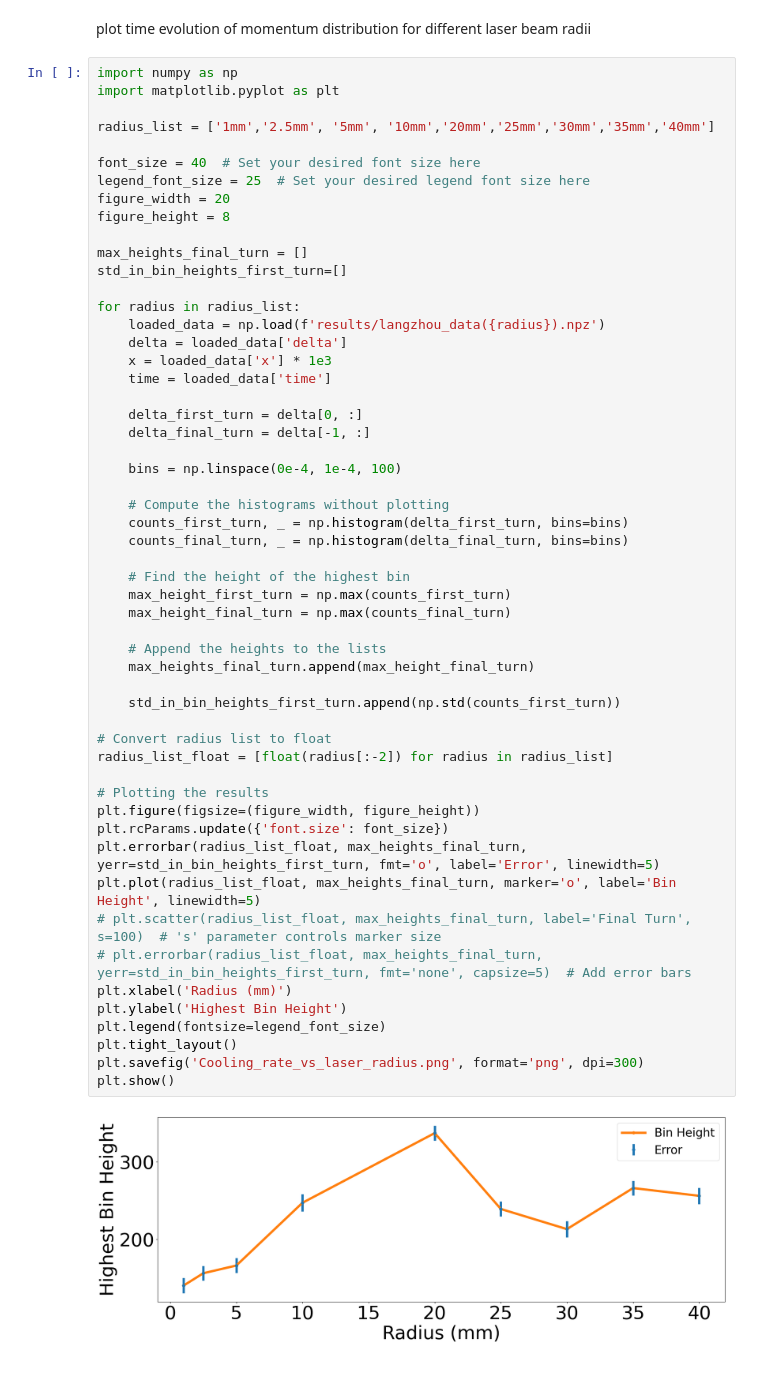
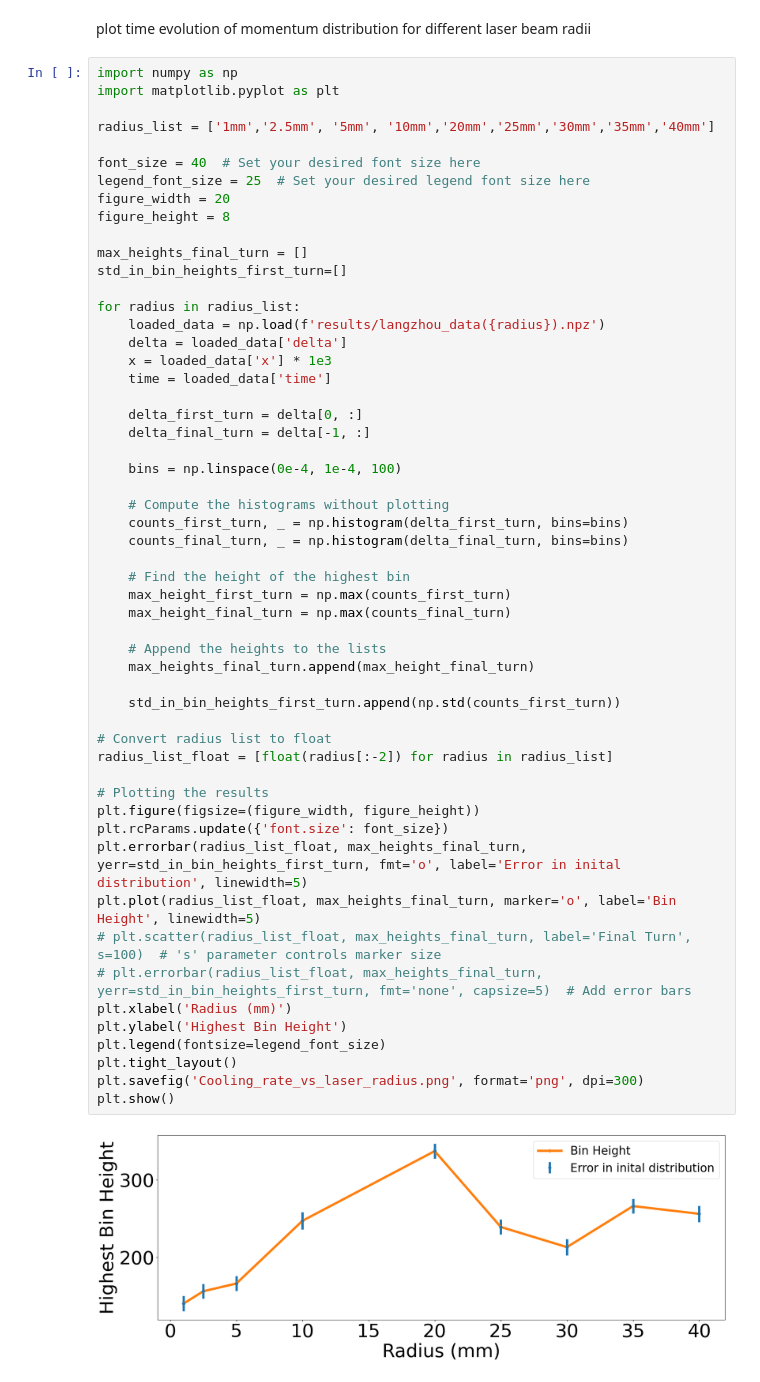
Before and after one commit to pkruyt/laser_cooling, a Jupyter notebook: Lanzhou/radii_results/Plot_cooling_performance_different_radii.ipynb, the cells around one changed output. Drawn from its saved outputs; the diff is of its cells as text.

```diff
--- a/Lanzhou/radii_results/Plot_cooling_performance_different_radii.ipynb
+++ b/Lanzhou/radii_results/Plot_cooling_performance_different_radii.ipynb
@@ -27,32 +27,32 @@ for radius in radius_list:
 
     # Compute the histograms without plotting
     counts_first_turn, _ = np.histogram(delta_first_turn, bins=bins)
     counts_final_turn, _ = np.histogram(delta_final_turn, bins=bins)
 
     # Find the height of the highest bin
     max_height_first_turn = np.max(counts_first_turn)
     max_height_final_turn = np.max(counts_final_turn)
 
     # Append the heights to the lists
     max_heights_final_turn.append(max_height_final_turn)
 
     std_in_bin_heights_first_turn.append(np.std(counts_first_turn))
 
 # Convert radius list to float
 radius_list_float = [float(radius[:-2]) for radius in radius_list]
 
 # Plotting the results
 plt.figure(figsize=(figure_width, figure_height))
 plt.rcParams.update({'font.size': font_size})
-plt.errorbar(radius_list_float, max_heights_final_turn, yerr=std_in_bin_heights_first_turn, fmt='o', label='Error', linewidth=5)
+plt.errorbar(radius_list_float, max_heights_final_turn, yerr=std_in_bin_heights_first_turn, fmt='o', label='Error in inital distribution', linewidth=5)
 plt.plot(radius_list_float, max_heights_final_turn, marker='o', label='Bin Height', linewidth=5)
 # plt.scatter(radius_list_float, max_heights_final_turn, label='Final Turn', s=100)  # 's' parameter controls marker size
 # plt.errorbar(radius_list_float, max_heights_final_turn, yerr=std_in_bin_heights_first_turn, fmt='none', capsize=5)  # Add error bars
 plt.xlabel('Radius (mm)')
 plt.ylabel('Highest Bin Height')
 plt.legend(fontsize=legend_font_size)
 plt.tight_layout()
 plt.savefig('Cooling_rate_vs_laser_radius.png', format='png', dpi=300)
 plt.show()
 # %% [output]
-[figure, old version]
+[figure, new version]
```
Also changed, not shown: parts of 1 cell of this notebook, 15 other files.
